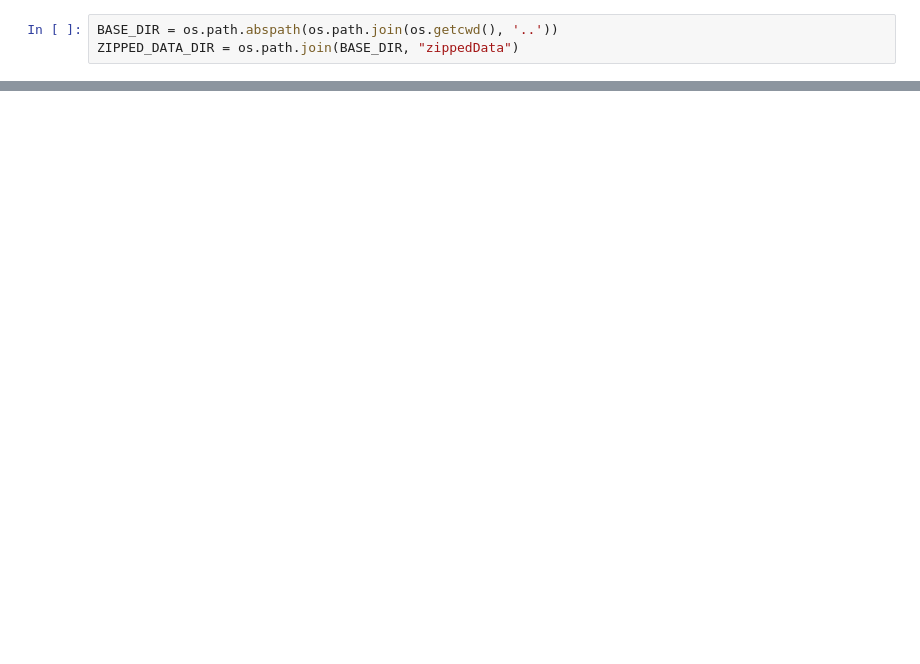
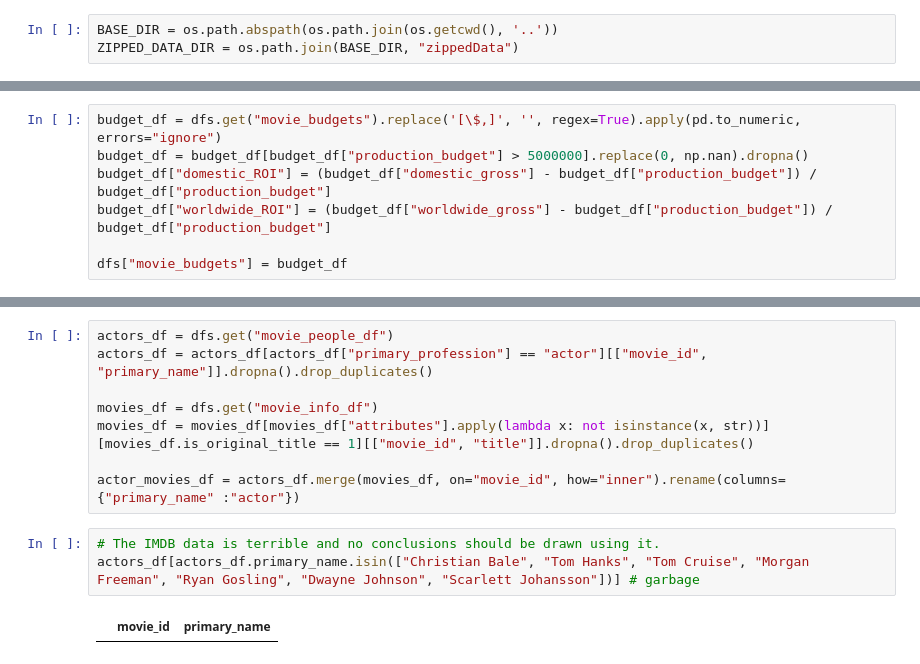
Before and after one commit to ACB-prgm/Phase1_Project, a Jupyter notebook: notebooks/RoughingIt.ipynb, the cells around one changed output, grey strips where cells are left out. Cells and saved outputs as stored; diff of their text form; blank space fills up the shorter version.

Commit message:
Finish Rough Data Exploration

```diff
--- a/notebooks/RoughingIt.ipynb
+++ b/notebooks/RoughingIt.ipynb
@@ -69 +67,8 @@ Index(['id', 'release_date', 'movie', 'production_budget', 'domestic_gross',
 Index(['title', 'studio', 'domestic_gross', 'foreign_gross', 'year'], dtype='object')
+# %%
+budget_df = dfs.get("movie_budgets").replace('[\$,]', '', regex=True).apply(pd.to_numeric, errors="ignore")
+budget_df = budget_df[budget_df["production_budget"] > 5000000].replace(0, np.nan).dropna()
+budget_df["domestic_ROI"] = (budget_df["domestic_gross"] - budget_df["production_budget"]) / budget_df["production_budget"]
+budget_df["worldwide_ROI"] = (budget_df["worldwide_gross"] - budget_df["production_budget"]) / budget_df["production_budget"]
+
+dfs["movie_budgets"] = budget_df
@@ -69,0 +190,13 @@ Index(['title', 'studio', 'domestic_gross', 'foreign_gross', 'year'], dtype='obj
+# %%
+actors_df = dfs.get("movie_people_df")
+actors_df = actors_df[actors_df["primary_profession"] == "actor"][["movie_id", "primary_name"]].dropna().drop_duplicates()
+
+movies_df = dfs.get("movie_info_df")
+movies_df = movies_df[movies_df["attributes"].apply(lambda x: not isinstance(x, str))][movies_df.is_original_title == 1][["movie_id", "title"]].dropna().drop_duplicates()
+
+actor_movies_df = actors_df.merge(movies_df, on="movie_id", how="inner").rename(columns={"primary_name" :"actor"})
+# %%
+# The IMDB data is terrible and no conclusions should be drawn using it.
+actors_df[actors_df.primary_name.isin(["Christian Bale", "Tom Hanks", "Tom Cruise", "Morgan Freeman", "Ryan Gosling", "Dwayne Johnson", "Scarlett Johansson"])] # garbage
+# %% [output]
+|  | movie_id | primary_name |
```
Also changed, not shown: parts of 14 cells of this notebook.
